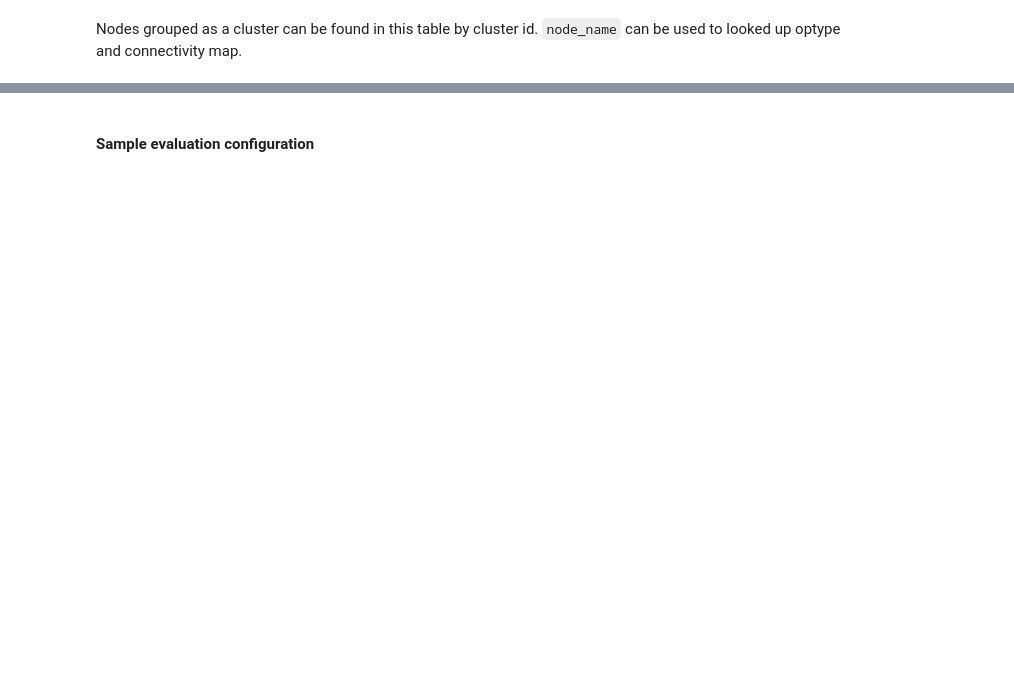
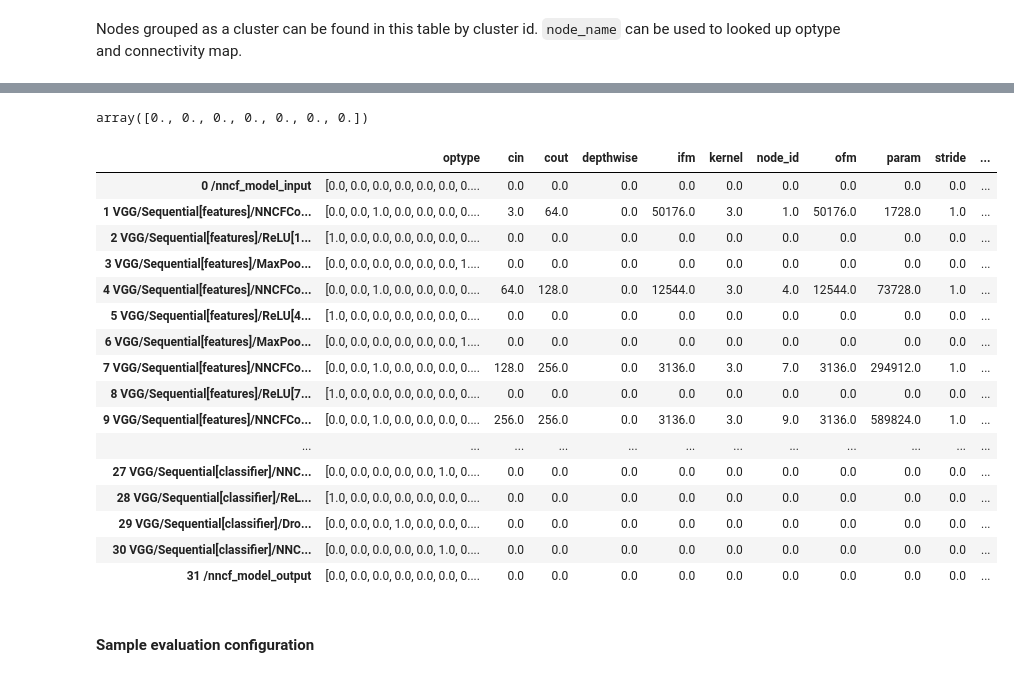
Before and after one commit to vuiseng9/nncf_pytorch, a Jupyter notebook: paas/client/paas_client.ipynb, the cells around one changed output, grey strips where cells are left out. Cells and saved outputs as stored; diff of their text form; code cells hidden in the pictures; blank space fills up the shorter version.

```diff
--- a/paas/client/paas_client.ipynb
+++ b/paas/client/paas_client.ipynb
@@ -143,0 +175,2 @@ node2cluster_id['cluster_id']
+# %%
+prunable_features = prunable_df.drop(columns=['module_scope', 'cluster_id']).set_index('node_name')
@@ -144,3 +185,34 @@ node2cluster_id['cluster_id']
+# %%
+features_per_node = pd.concat([optype_df, prunable_features], axis=1).fillna(0)
+# %%
+features_per_node = pd.concat([features_per_node, cluster_id_df], axis=1)
+# %%
+np.zeros_like(one_hot_encoded_cluster_id[0])
+# %% [output]
+array([0., 0., 0., 0., 0., 0., 0.])
+# %%
+features_per_node['cluster_id'] = \
+    [np.zeros_like(one_hot_encoded_cluster_id[0]) if isinstance(val, float) else val for val in features_per_node['cluster_id'].to_list()]
+# %%
+features_per_node
+# %% [output]
+|  | optype | cin | cout | depthwise | ifm | kernel | node_id | ofm | param | stride | ... |
+| 0 /nncf_model_input | [0.0, 0.0, 0.0, 0.0, 0.0, 0.0, 0.... | 0.0 | 0.0 | 0.0 | 0.0 | 0.0 | 0.0 | 0.0 | 0.0 | 0.0 | ... |
+| 1 VGG/Sequential[features]/NNCFCo... | [0.0, 0.0, 1.0, 0.0, 0.0, 0.0, 0.... | 3.0 | 64.0 | 0.0 | 50176.0 | 3.0 | 1.0 | 50176.0 | 1728.0 | 1.0 | ... |
+| 2 VGG/Sequential[features]/ReLU[1... | [1.0, 0.0, 0.0, 0.0, 0.0, 0.0, 0.... | 0.0 | 0.0 | 0.0 | 0.0 | 0.0 | 0.0 | 0.0 | 0.0 | 0.0 | ... |
+| 3 VGG/Sequential[features]/MaxPoo... | [0.0, 0.0, 0.0, 0.0, 0.0, 0.0, 1.... | 0.0 | 0.0 | 0.0 | 0.0 | 0.0 | 0.0 | 0.0 | 0.0 | 0.0 | ... |
+| 4 VGG/Sequential[features]/NNCFCo... | [0.0, 0.0, 1.0, 0.0, 0.0, 0.0, 0.... | 64.0 | 128.0 | 0.0 | 12544.0 | 3.0 | 4.0 | 12544.0 | 73728.0 | 1.0 | ... |
+| 5 VGG/Sequential[features]/ReLU[4... | [1.0, 0.0, 0.0, 0.0, 0.0, 0.0, 0.... | 0.0 | 0.0 | 0.0 | 0.0 | 0.0 | 0.0 | 0.0 | 0.0 | 0.0 | ... |
+| 6 VGG/Sequential[features]/MaxPoo... | [0.0, 0.0, 0.0, 0.0, 0.0, 0.0, 1.... | 0.0 | 0.0 | 0.0 | 0.0 | 0.0 | 0.0 | 0.0 | 0.0 | 0.0 | ... |
+| 7 VGG/Sequential[features]/NNCFCo... | [0.0, 0.0, 1.0, 0.0, 0.0, 0.0, 0.... | 128.0 | 256.0 | 0.0 | 3136.0 | 3.0 | 7.0 | 3136.0 | 294912.0 | 1.0 | ... |
+| 8 VGG/Sequential[features]/ReLU[7... | [1.0, 0.0, 0.0, 0.0, 0.0, 0.0, 0.... | 0.0 | 0.0 | 0.0 | 0.0 | 0.0 | 0.0 | 0.0 | 0.0 | 0.0 | ... |
+| 9 VGG/Sequential[features]/NNCFCo... | [0.0, 0.0, 1.0, 0.0, 0.0, 0.0, 0.... | 256.0 | 256.0 | 0.0 | 3136.0 | 3.0 | 9.0 | 3136.0 | 589824.0 | 1.0 | ... |
+| ... | ... | ... | ... | ... | ... | ... | ... | ... | ... | ... | ... |
+| 27 VGG/Sequential[classifier]/NNC... | [0.0, 0.0, 0.0, 0.0, 0.0, 1.0, 0.... | 0.0 | 0.0 | 0.0 | 0.0 | 0.0 | 0.0 | 0.0 | 0.0 | 0.0 | ... |
+| 28 VGG/Sequential[classifier]/ReL... | [1.0, 0.0, 0.0, 0.0, 0.0, 0.0, 0.... | 0.0 | 0.0 | 0.0 | 0.0 | 0.0 | 0.0 | 0.0 | 0.0 | 0.0 | ... |
+| 29 VGG/Sequential[classifier]/Dro... | [0.0, 0.0, 0.0, 1.0, 0.0, 0.0, 0.... | 0.0 | 0.0 | 0.0 | 0.0 | 0.0 | 0.0 | 0.0 | 0.0 | 0.0 | ... |
+| 30 VGG/Sequential[classifier]/NNC... | [0.0, 0.0, 0.0, 0.0, 0.0, 1.0, 0.... | 0.0 | 0.0 | 0.0 | 0.0 | 0.0 | 0.0 | 0.0 | 0.0 | 0.0 | ... |
+| 31 /nncf_model_output | [0.0, 0.0, 0.0, 0.0, 0.0, 0.0, 0.... | 0.0 | 0.0 | 0.0 | 0.0 | 0.0 | 0.0 | 0.0 | 0.0 | 0.0 | ... |
 # %% [markdown]
 #### Sample evaluation configuration
 # %%
```
Also changed, not shown: parts of 19 cells of this notebook.
